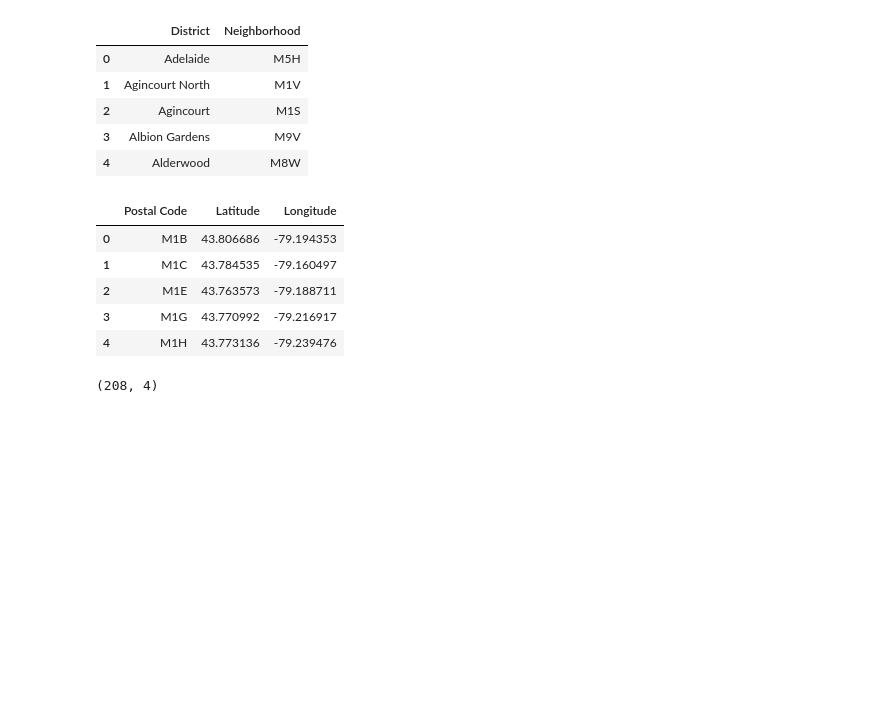
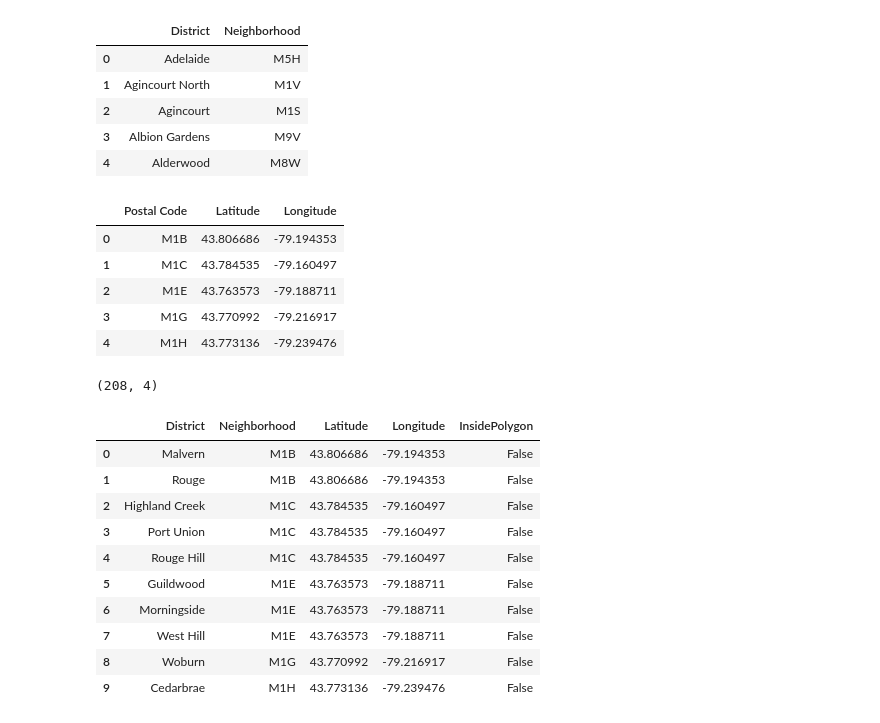
Before and after one commit to supragyabajpai/SchulichJourney_DataScience, a Jupyter notebook: DataBase/DB_P2.ipynb, the cells around one changed output. Cells and saved outputs as stored; diff of their text form; code cells hidden in the pictures; blank space fills up the shorter version.

```diff
--- a/DataBase/DB_P2.ipynb
+++ b/DataBase/DB_P2.ipynb
@@ -293 +348,15 @@ for index, row in merged_df.iterrows():
+# %%
+merged_df.head(10)
+# %% [output]
+|  | District | Neighborhood | Latitude | Longitude | InsidePolygon |
+| 0 | Malvern | M1B | 43.806686 | -79.194353 | False |
+| 1 | Rouge | M1B | 43.806686 | -79.194353 | False |
+| 2 | Highland Creek | M1C | 43.784535 | -79.160497 | False |
+| 3 | Port Union | M1C | 43.784535 | -79.160497 | False |
+| 4 | Rouge Hill | M1C | 43.784535 | -79.160497 | False |
+| 5 | Guildwood | M1E | 43.763573 | -79.188711 | False |
+| 6 | Morningside | M1E | 43.763573 | -79.188711 | False |
+| 7 | West Hill | M1E | 43.763573 | -79.188711 | False |
+| 8 | Woburn | M1G | 43.770992 | -79.216917 | False |
+| 9 | Cedarbrae | M1H | 43.773136 | -79.239476 | False |
 # %%
```
Also changed, not shown: parts of 17 cells of this notebook.
